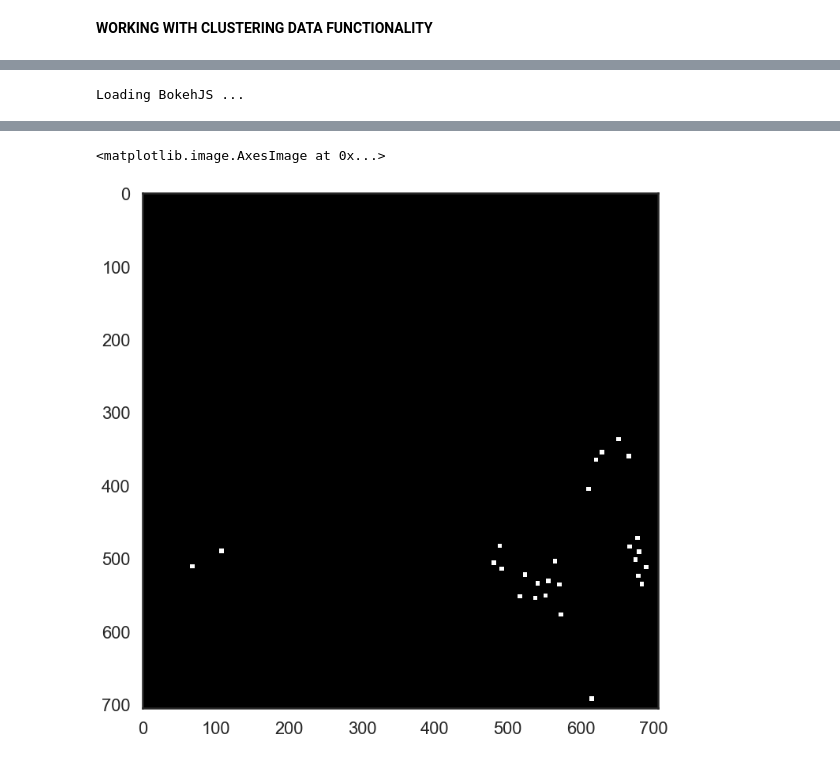
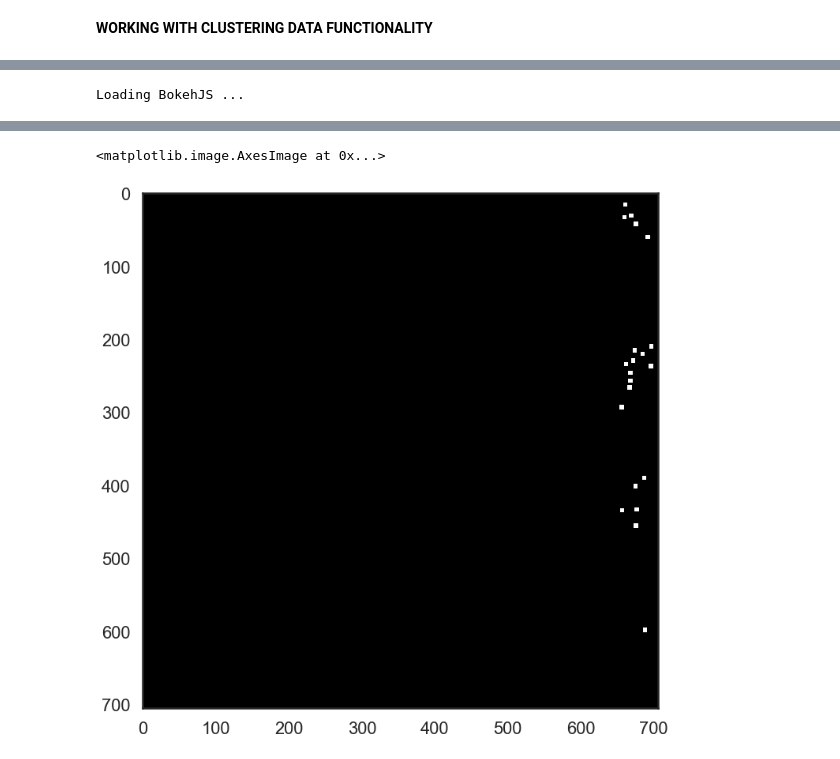
Before and after one commit to mprallison/Imaging-Project_v2, a Jupyter notebook: hdbscan_final.ipynb, the cells around one changed output, grey strips where cells are left out. Cells and saved outputs as stored; diff of their text form; code cells hidden in the pictures.

```diff
--- a/hdbscan_final.ipynb
+++ b/hdbscan_final.ipynb
@@ -25,7 +26,7 @@ rgb_data = data[['ratio_red','ratio_green','ratio_blue','ratio_cyan','ratio_oran
 #run hdbscan
 clusterer = hdbscan.HDBSCAN(min_cluster_size=5,
                             #min_samples=1,
-                            cluster_selection_epsilon=0.03,
+                            cluster_selection_epsilon=0.035,
                             gen_min_span_tree=True)
 clusterer.fit(rgb_data)
 # %% [output]
@@ -95,7 +106,7 @@ cluster_slice = clusterer_df[clusterer_df['child_size'] > 1]
 single_cell_slice = clusterer_df[clusterer_df['child_size'] == 1]
 
 selected_cluster_node = list(tree_cluster.values())
-root_node = [clusterer_df.iloc[0].get('parent')]
+root_node = [clusterer_df['parent'].min()]
 branch_node = list(set(cluster_slice['parent']).intersection(set(cluster_slice['child']))- set(selected_cluster_node))
 leaf_node = list(set(cluster_slice['child']) - set(branch_node))
 noise_node = list(set(clusterer_df[clusterer_df['selected_cluster']== -1]['child']))
@@ -218,7 +237,7 @@ def nodeFilter(node,df):
     return df
 # %%
 #return path of connecting nodes
-path = list(nx.shortest_simple_paths(G,1072,1107))[0]
+path = list(nx.shortest_simple_paths(G,1055,1116))[0]
 # %%
 #sort data for viz
 data = data.sort_values(by='ratio_red',ascending=False)
@@ -241,12 +260,9 @@ def emptyMatrixViz(df):
     '''input list of tuple coordinates
        return viz of empty matrix and coordinate cells as RGB square proportional to cell channel values'''
 
-    import matplotlib.pyplot as plt
-    import numpy as np
-
     #set min/max according to image size
     min_coord = 0
-    max_coord = data[['centroid_x','centroid_y']].max().max()
+    max_coord = int(data[['centroid_x','centroid_y']].max().max())
 
     def centroidMinMax(coord):
         '''return slice values which will correspond to a single cell in numpy image matrix
@@ -275,7 +291,7 @@ def emptyMatrixViz(df):
     image = np.zeros((max_coord,max_coord,3), 'uint16')
 
     for i in df.index:
-        x_limits,y_limits = centroidMinMax(df.loc[i].get('centroid_x')),centroidMinMax(df.loc[i].get('centroid_y'))
+        x_limits,y_limits = centroidMinMax(int(df.loc[i].get('centroid_x'))),centroidMinMax(int(df.loc[i].get('centroid_y')))
 
         image[:,:,0][x_limits[0]:x_limits[1],y_limits[0]:y_limits[1]] = 255
         image[:,:,1][x_limits[0]:x_limits[1],y_limits[0]:y_limits[1]] = 255
@@ -285,15 +301,15 @@ def emptyMatrixViz(df):
 
     return plt.imshow(image)
 # %%
-data = nodeFilter(1083,data)
+data = nodeFilter(1098,data)
 
 fiveDimStackedBar(data[data['node_bool']=='Y'],False,'node_bool')
 
 emptyMatrixViz(data[data['node_bool']=='Y'])
 # %% [output]
 Loading BokehJS ...
 [interactive output not drawn]
 [interactive output not drawn]
 [interactive output not drawn]
 <matplotlib.image.AxesImage at 0x...>
-[figure, old version]
+[figure, new version]
```
Also changed, not shown: parts of 4 cells of this notebook.
